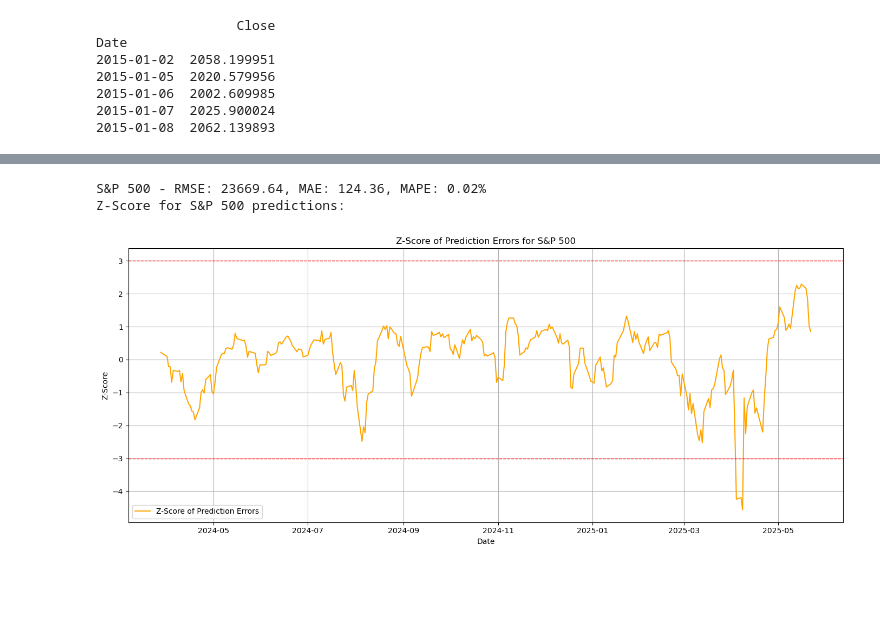
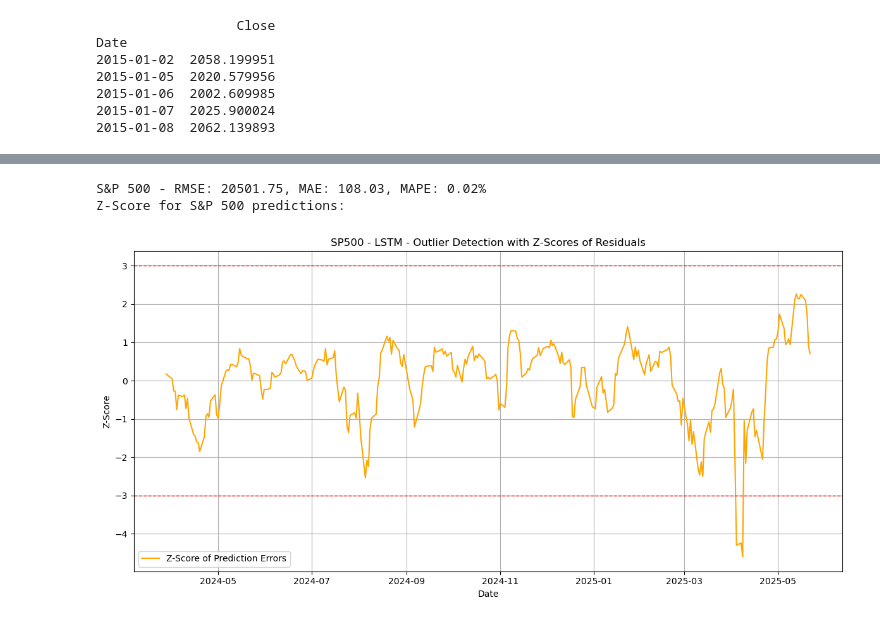
Before and after one commit to pe5kataa/LSTM---ARIMA---Prophet, a Jupyter notebook: 2.2_LSTM.ipynb, the cells around one changed output, grey strips where cells are left out. Drawn from its saved outputs; the diff is of its cells as text; code cells hidden in the pictures; blank space fills up the shorter version.

```diff
--- a/2.2_LSTM.ipynb
+++ b/2.2_LSTM.ipynb
@@ -152,28 +152,28 @@ plt.show()
 # %%
 rmse_sp500 = mean_squared_error(results_sp500['Actual'], results_sp500['Predicted'])
 mae_sp500 = mean_absolute_error(results_sp500['Actual'], results_sp500['Predicted'])
 mape_sp500 = mean_absolute_percentage_error(results_sp500['Actual'], results_sp500['Predicted'])
 print(f"S&P 500 - RMSE: {rmse_sp500:.2f}, MAE: {mae_sp500:.2f}, MAPE: {mape_sp500:.2f}%")
 
 #z-score calculation
 zscore_sp500 = zscore(results_sp500['Actual'] - results_sp500['Predicted'])
 print("Z-Score for S&P 500 predictions:")
 
-plt.figure(figsize=(14, 6))
+plt.figure(figsize=(12, 6))
 plt.plot(results_sp500.index, zscore_sp500, label='Z-Score of Prediction Errors', color='orange')
 plt.axhline(3, color='red', linestyle='--', linewidth=1)
 plt.axhline(-3, color='red', linestyle='--', linewidth=1)
-plt.title('Z-Score of Prediction Errors for S&P 500')
+plt.title('SP500 - LSTM - Outlier Detection with Z-Scores of Residuals')
 plt.xlabel('Date')
 plt.ylabel('Z-Score')
 plt.legend()
 plt.tight_layout()
 plt.grid(True)
 plt.show()
 # %% [output]
-S&P 500 - RMSE: 23669.64, MAE: 124.36, MAPE: 0.02%
+S&P 500 - RMSE: 20501.75, MAE: 108.03, MAPE: 0.02%
 Z-Score for S&P 500 predictions:
-[figure, old version]
+[figure, new version]
 # %%
 #LSTM model - Tesla
 
```
Also changed, not shown: parts of 6 cells of this notebook, 2 other files.
